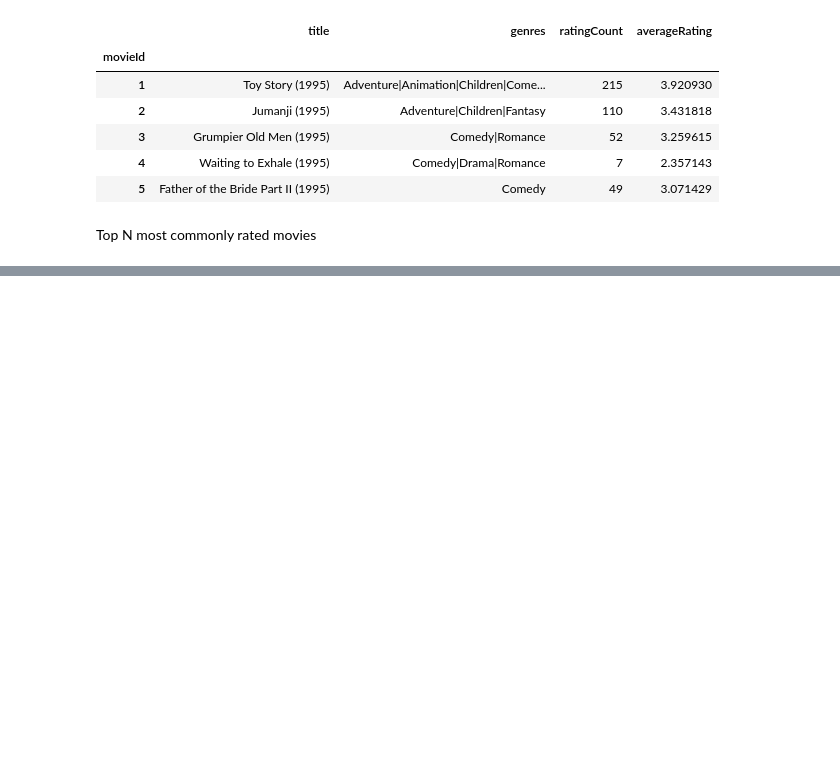
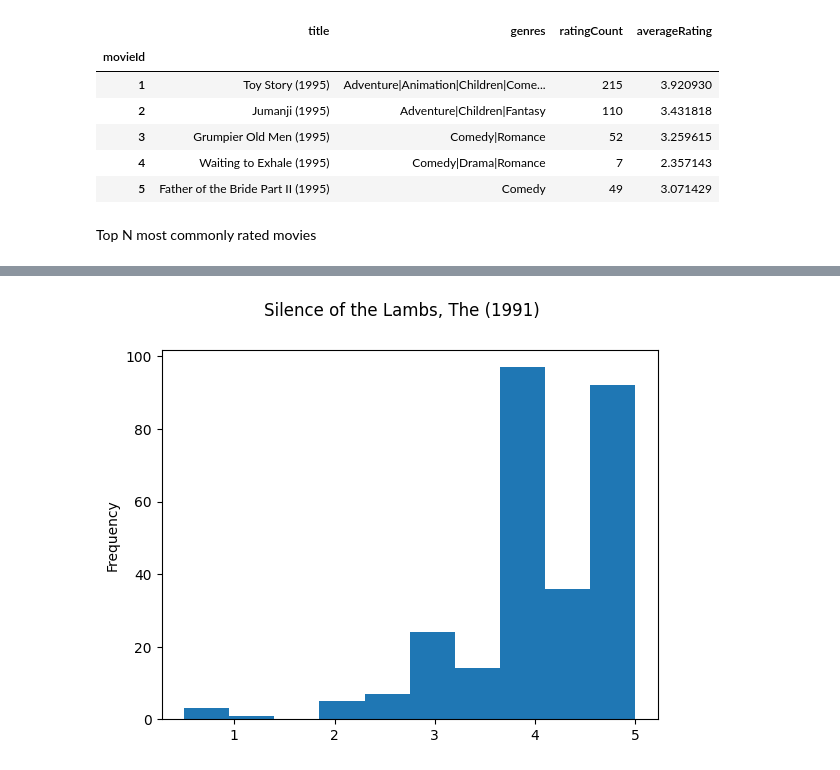
Before and after one commit to rishiso/fa22-recommendation, a Jupyter notebook: data_exploration.ipynb, the cells around one changed output, grey strips where cells are left out. Cells and saved outputs as stored; diff of their text form; code cells hidden in the pictures; blank space fills up the shorter version.

```diff
--- a/data_exploration.ipynb
+++ b/data_exploration.ipynb
@@ -175,0 +202,4 @@ movies_data.nlargest(top_N, columns="ratingCount")
+# %%
+plot_movie_rating_dist(593)
+# %% [output]
+[figure, added]
```
Also changed, not shown: parts of 8 cells of this notebook.
